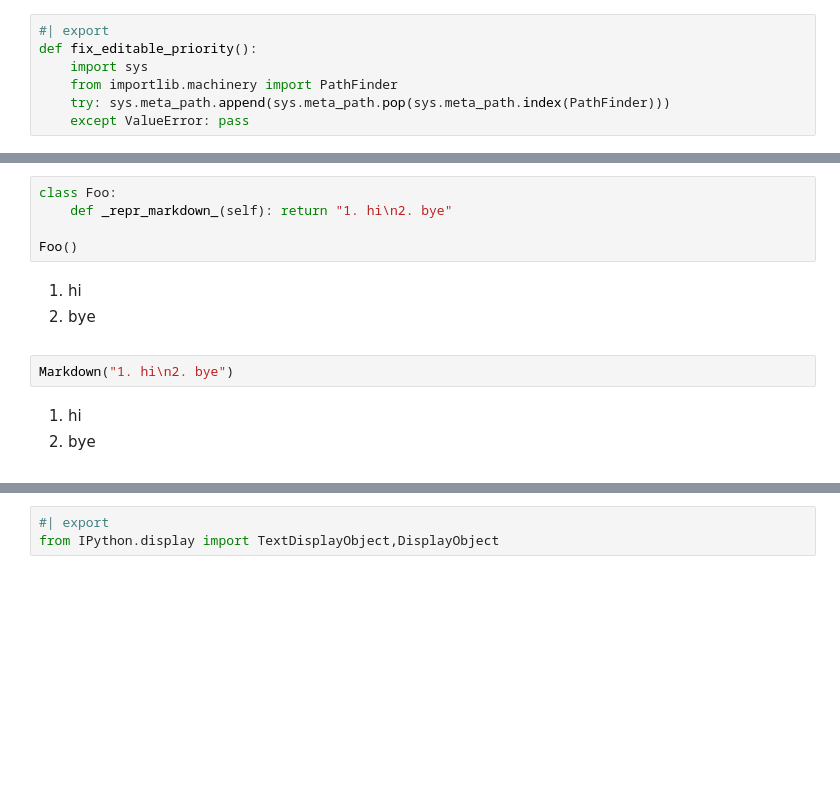
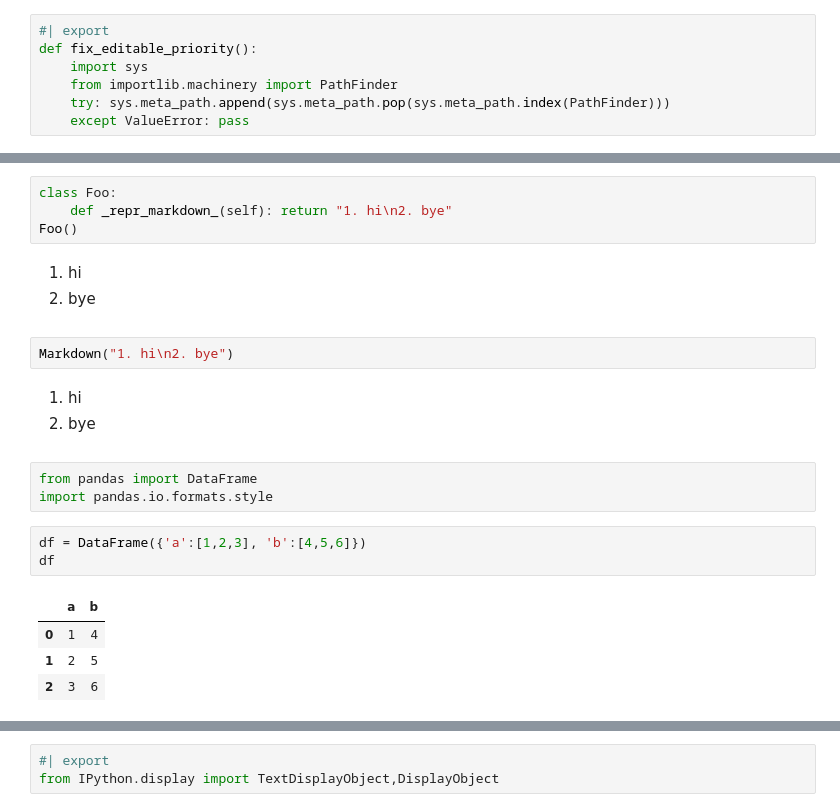
Before and after one commit to AnswerDotAI/ipykernel-helper, a Jupyter notebook: nbs/00_core.ipynb, the cells around one changed output, grey strips where cells are left out. Cells and saved outputs as stored; diff of their text form; blank space fills up the shorter version.

```diff
--- a/nbs/00_core.ipynb
+++ b/nbs/00_core.ipynb
@@ -797,7 +807,6 @@ def format(self:DisplayFormatter, obj, include=None, exclude=None):
 # %%
 class Foo:
     def _repr_markdown_(self): return "1. hi\n2. bye"
-
 Foo()
 # %% [output]
 <div class="prose" markdown="1">
@@ -815,3 +824,14 @@ Markdown("1. hi\n2. bye")
 2. bye
 
 </div>
+# %%
+from pandas import DataFrame
+import pandas.io.formats.style
+# %%
+df = DataFrame({'a':[1,2,3], 'b':[4,5,6]})
+df
+# %% [output]
+|  | a | b |
+| 0 | 1 | 4 |
+| 1 | 2 | 5 |
+| 2 | 3 | 6 |
```
Also changed, not shown: parts of 5 cells of this notebook, 2 other files.
